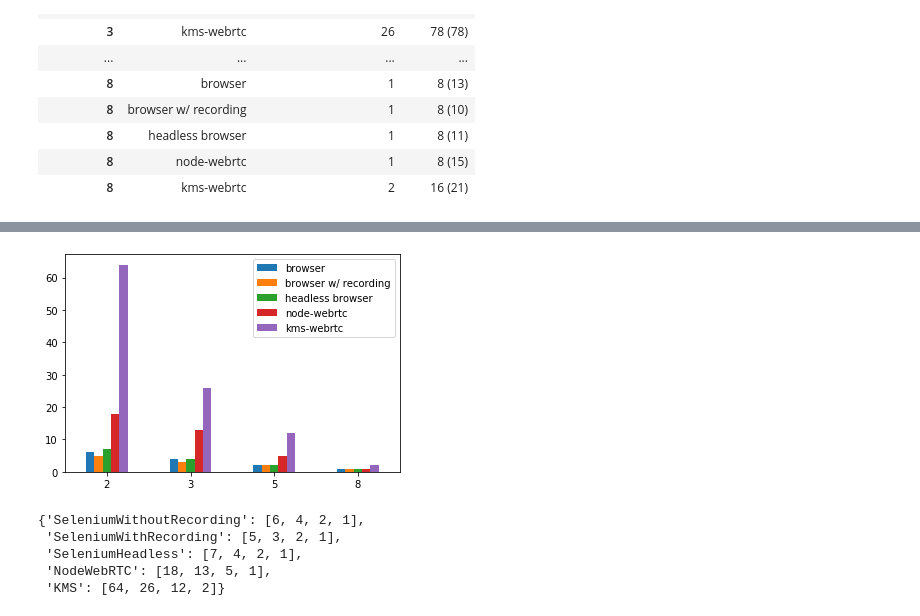
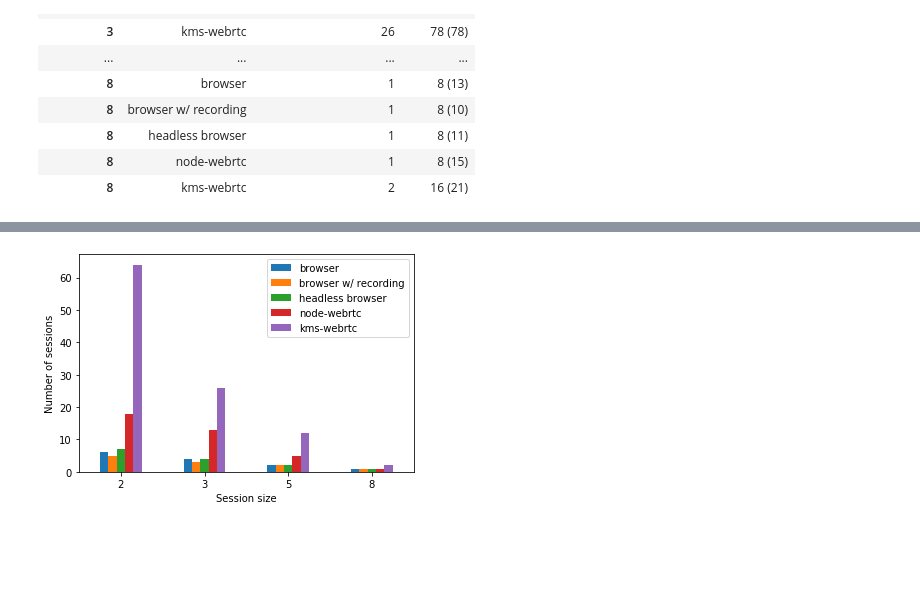
Before and after one commit to Maes95/ChartGenerator_WebRTC, a Jupyter notebook: ChartGenerator.ipynb, the cells around one changed output, grey strips where cells are left out. Saved outputs shown, nothing was run; the diff lists cells and outputs as text; code cells hidden in the pictures; blank space fills up the shorter version.

```diff
--- a/ChartGenerator.ipynb
+++ b/ChartGenerator.ipynb
@@ -22,8 +22,7 @@ def closestDatetime(metricList, date):
 # %%
 experiments = ["2", "3", "5", "8"]
 # Approach with more users should be the first
-approaches = ["KMS", "NodeWebRTC", "SeleniumHeadless", "SeleniumWithoutRecording", "SeleniumWithRecording"]
-
+approaches = ["SeleniumWithoutRecording", "SeleniumWithRecording", "SeleniumHeadless", "NodeWebRTC", "KMS"]
 approaches_map = {
     "KMS" : "kms-webrtc",
     "NodeWebRTC" : "node-webrtc",
@@ -83,7 +82,8 @@ for sessionSize in experiments:
         mem_dfs.append(pd.DataFrame(mem_data))
 
     # Generate CPU Chart
-    cpu_df = reduce(lambda left,right: left.merge(right, how="left"), cpu_dfs)
+    #cpu_dfs.sort(key=lambda df: len(df.index), reverse=True)
+    cpu_df = reduce(lambda left,right: left.merge(right, how= "right" if len(right.index) > len(left.index) else "left"), cpu_dfs)
     cpu_df = cpu_df.drop(columns=['Users'])
 
     ax_cpu = cpu_df.plot.line(title="CPU with Session Size = %s"%sessionSize, ax = axes[row, 0])
@@ -92,7 +92,7 @@ for sessionSize in experiments:
     ax_cpu.set_xlabel("Number of users")
 
     # Generate Mem
-    mem_df = reduce(lambda left,right: left.merge(right, how="left"), mem_dfs)
+    mem_df = reduce(lambda left,right: left.merge(right, how= "right" if len(right.index) > len(left.index) else "left"),  mem_dfs)
     mem_df = mem_df.drop(columns=['Users'])
     ax_mem = mem_df.plot.line(title="Memory with Session Size = %s"%sessionSize, ax = axes[row, 1])
 
@@ -109,15 +109,8 @@ figure.savefig("images/AllChartsInOne.pdf")
 # %%
 table = []
-approaches = ["SeleniumWithoutRecording", "SeleniumWithRecording", "SeleniumHeadless", "NodeWebRTC", "KMS"]
-approaches_table_map = {
-    "KMS" : "kms-webrtc",
-    "NodeWebRTC" : "node-webrtc",
-    "SeleniumWithRecording" : "browser w/ recording",
-    "SeleniumWithoutRecording" : "browser",
-    "SeleniumHeadless" : "headless browser"
-}
 
 max_sessions_map = {}
+max_users_map = {}
 
 for sessionSize in experiments:
 
@@ -134,7 +127,11 @@ for sessionSize in experiments:
             if approaches_table_map[approach] not in max_sessions_map:
                 max_sessions_map[approaches_table_map[approach]] = []
 
+            if approaches_table_map[approach] not in max_users_map:
+                max_users_map[approaches_table_map[approach]] = []
+
             max_sessions_map[approaches_table_map[approach]].append(numSessions)
+            max_users_map[approaches_table_map[approach]].append(numUsers)
 
 df = pd.DataFrame(table)
 df.columns =['Session size', 'Testing strategies', 'Max complete Sessions', 'Max users']
@@ -163,13 +168,8 @@ df
 # %%
 df = pd.DataFrame(max_sessions_map, index=experiments)
 ax = df.plot.bar(rot=0)
+ax.set_ylabel("Number of sessions")
+ax.set_xlabel("Session size")
+ax.figure.savefig("images/SessionComparation.pdf")
 # %% [output]
-[figure, old version]
+[figure, new version]
-# %%
-max_sessions_map
-# %% [output]
-{'SeleniumWithoutRecording': [6, 4, 2, 1],
- 'SeleniumWithRecording': [5, 3, 2, 1],
- 'SeleniumHeadless': [7, 4, 2, 1],
- 'NodeWebRTC': [18, 13, 5, 1],
- 'KMS': [64, 26, 12, 2]}
```
Also changed, not shown: parts of 3 cells of this notebook, 2 other files.
